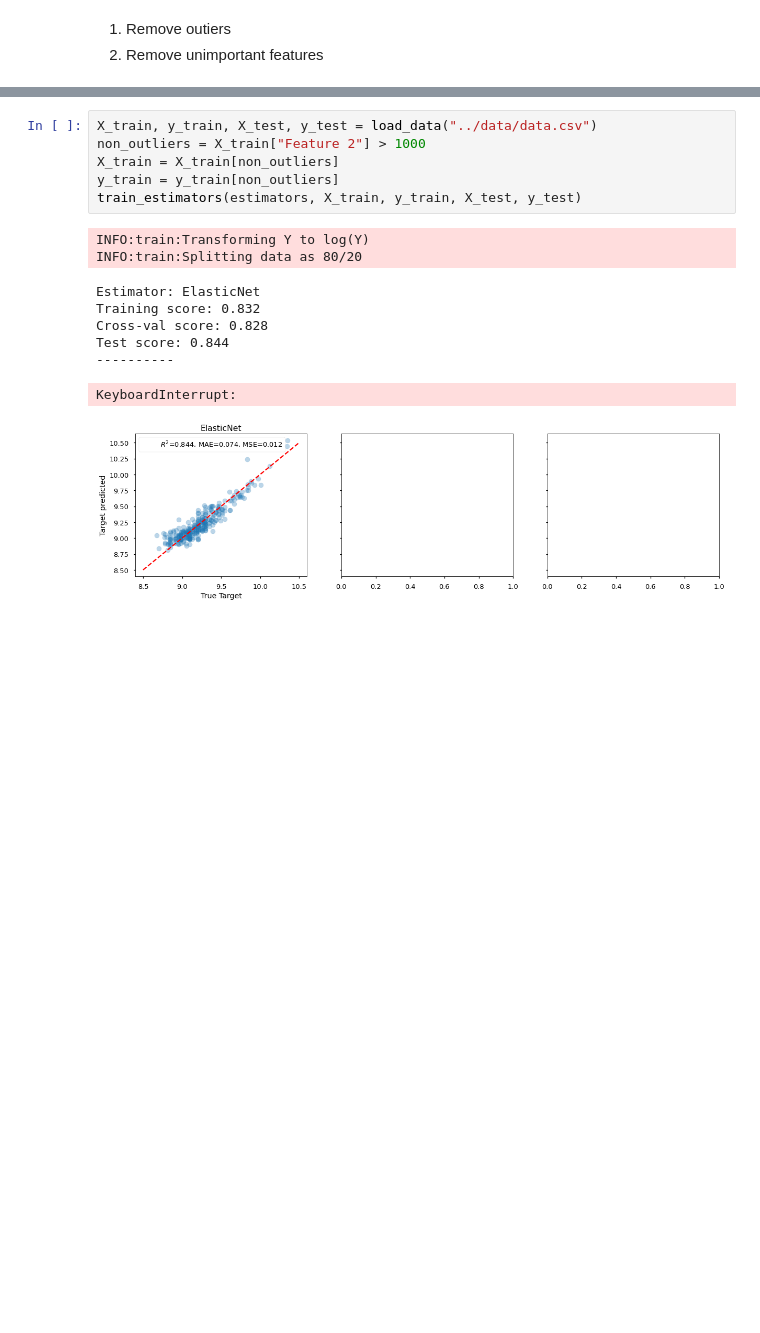
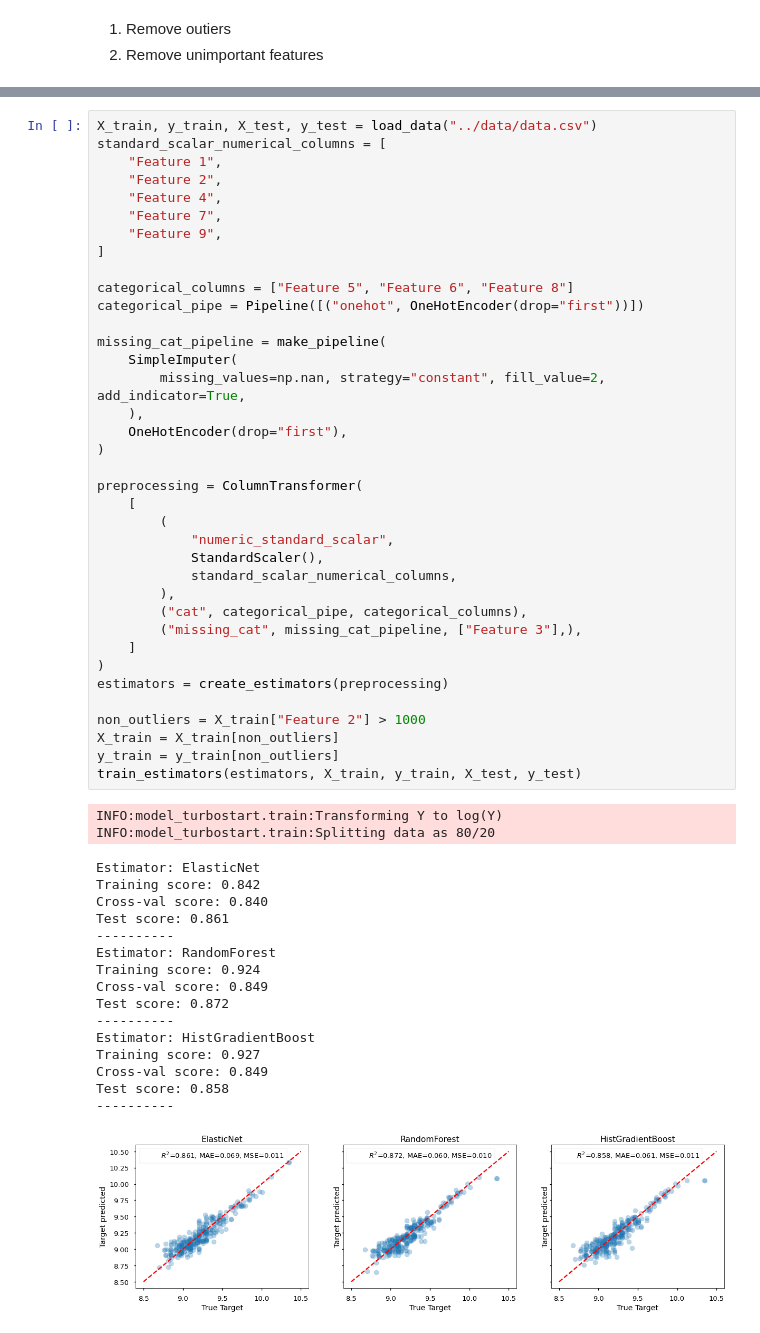
Before and after one commit to pushkarjain/sklearn-turbostart, a Jupyter notebook: notebooks/EDA.ipynb, the cells around one changed output, grey strips where cells are left out. Drawn from its saved outputs; the diff is of its cells as text; blank space fills up the shorter version.

```diff
--- a/notebooks/EDA.ipynb
+++ b/notebooks/EDA.ipynb
@@ -1076,17 +1405,57 @@ Hypothesis - Multiple Linear regression should improve. Tree-based methods are r
 Observation - Performance seems to have degraded
 # %%
 X_train, y_train, X_test, y_test = load_data("../data/data.csv")
+standard_scalar_numerical_columns = [
+    "Feature 1",
+    "Feature 2",
+    "Feature 4",
+    "Feature 7",
+    "Feature 9",
+]
+
+categorical_columns = ["Feature 5", "Feature 6", "Feature 8"]
+categorical_pipe = Pipeline([("onehot", OneHotEncoder(drop="first"))])
+
+missing_cat_pipeline = make_pipeline(
+    SimpleImputer(
+        missing_values=np.nan, strategy="constant", fill_value=2, add_indicator=True,
+    ),
+    OneHotEncoder(drop="first"),
+)
+
+preprocessing = ColumnTransformer(
+    [
+        (
+            "numeric_standard_scalar",
+            StandardScaler(),
+            standard_scalar_numerical_columns,
+        ),
+        ("cat", categorical_pipe, categorical_columns),
+        ("missing_cat", missing_cat_pipeline, ["Feature 3"],),
+    ]
+)
+estimators = create_estimators(preprocessing)
+
 non_outliers = X_train["Feature 2"] > 1000
 X_train = X_train[non_outliers]
 y_train = y_train[non_outliers]
 train_estimators(estimators, X_train, y_train, X_test, y_test)
 # %% [output]
-INFO:train:Transforming Y to log(Y)
-INFO:train:Splitting data as 80/20
+INFO:model_turbostart.train:Transforming Y to log(Y)
+INFO:model_turbostart.train:Splitting data as 80/20
 Estimator: ElasticNet
-Training score: 0.832
-Cross-val score: 0.828
-Test score: 0.844
+Training score: 0.842
+Cross-val score: 0.840
+Test score: 0.861
 ----------
+Estimator: RandomForest
+Training score: 0.924
+Cross-val score: 0.849
+Test score: 0.872
+----------
+Estimator: HistGradientBoost
+Training score: 0.927
+Cross-val score: 0.849
+Test score: 0.858
+----------
-KeyboardInterrupt:
-[figure, old version]
+[figure, new version]
```
Also changed, not shown: parts of 89 cells of this notebook, 2 other files.
